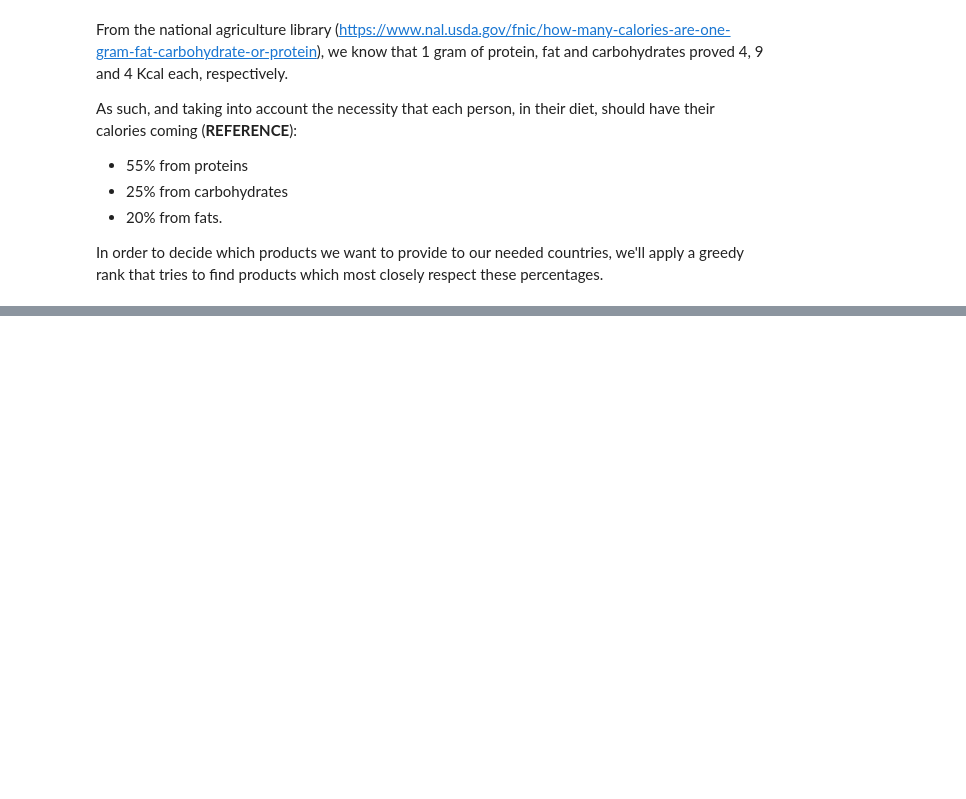
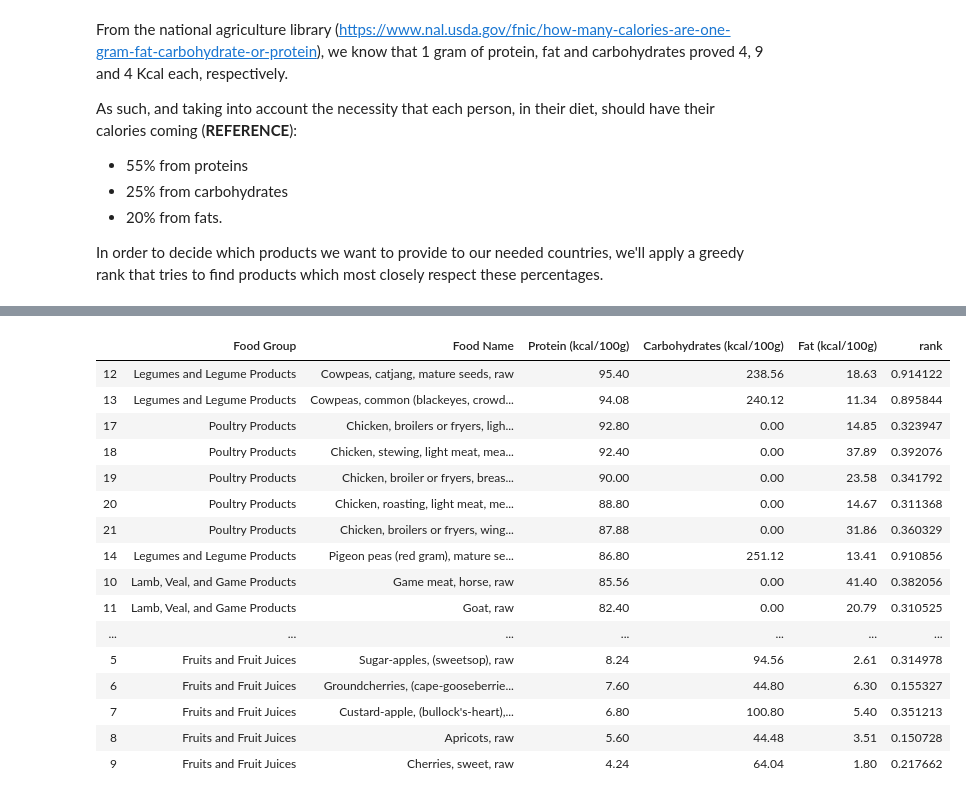
Before and after one commit to manuleo/mADAm-2019, a Jupyter notebook: extra_stuff/Diet_Joao.ipynb, the cells around one changed output, grey strips where cells are left out. Drawn from its saved outputs; the diff is of its cells as text; code cells hidden in the pictures; blank space fills up the shorter version.

```diff
--- a/extra_stuff/Diet_Joao.ipynb
+++ b/extra_stuff/Diet_Joao.ipynb
@@ -72,0 +275,21 @@ test.groupby(['Food Group'], as_index=False)['rank'].min().merge(test)
+# %%
+#sorting the groups by rank
+poss_diet_proteins.sort_values(['Protein (kcal/100g)'], ascending=False)
+# %% [output]
+|  | Food Group | Food Name | Protein (kcal/100g) | Carbohydrates (kcal/100g) | Fat (kcal/100g) | rank |
+| 12 | Legumes and Legume Products | Cowpeas, catjang, mature seeds, raw | 95.40 | 238.56 | 18.63 | 0.914122 |
+| 13 | Legumes and Legume Products | Cowpeas, common (blackeyes, crowd... | 94.08 | 240.12 | 11.34 | 0.895844 |
+| 17 | Poultry Products | Chicken, broilers or fryers, ligh... | 92.80 | 0.00 | 14.85 | 0.323947 |
+| 18 | Poultry Products | Chicken, stewing, light meat, mea... | 92.40 | 0.00 | 37.89 | 0.392076 |
+| 19 | Poultry Products | Chicken, broiler or fryers, breas... | 90.00 | 0.00 | 23.58 | 0.341792 |
+| 20 | Poultry Products | Chicken, roasting, light meat, me... | 88.80 | 0.00 | 14.67 | 0.311368 |
+| 21 | Poultry Products | Chicken, broilers or fryers, wing... | 87.88 | 0.00 | 31.86 | 0.360329 |
+| 14 | Legumes and Legume Products | Pigeon peas (red gram), mature se... | 86.80 | 251.12 | 13.41 | 0.910856 |
+| 10 | Lamb, Veal, and Game Products | Game meat, horse, raw | 85.56 | 0.00 | 41.40 | 0.382056 |
+| 11 | Lamb, Veal, and Game Products | Goat, raw | 82.40 | 0.00 | 20.79 | 0.310525 |
+| ... | ... | ... | ... | ... | ... | ... |
+| 5 | Fruits and Fruit Juices | Sugar-apples, (sweetsop), raw | 8.24 | 94.56 | 2.61 | 0.314978 |
+| 6 | Fruits and Fruit Juices | Groundcherries, (cape-gooseberrie... | 7.60 | 44.80 | 6.30 | 0.155327 |
+| 7 | Fruits and Fruit Juices | Custard-apple, (bullock's-heart),... | 6.80 | 100.80 | 5.40 | 0.351213 |
+| 8 | Fruits and Fruit Juices | Apricots, raw | 5.60 | 44.48 | 3.51 | 0.150728 |
+| 9 | Fruits and Fruit Juices | Cherries, sweet, raw | 4.24 | 64.04 | 1.80 | 0.217662 |
```
Also changed, not shown: parts of 41 cells of this notebook, 39 other files.
